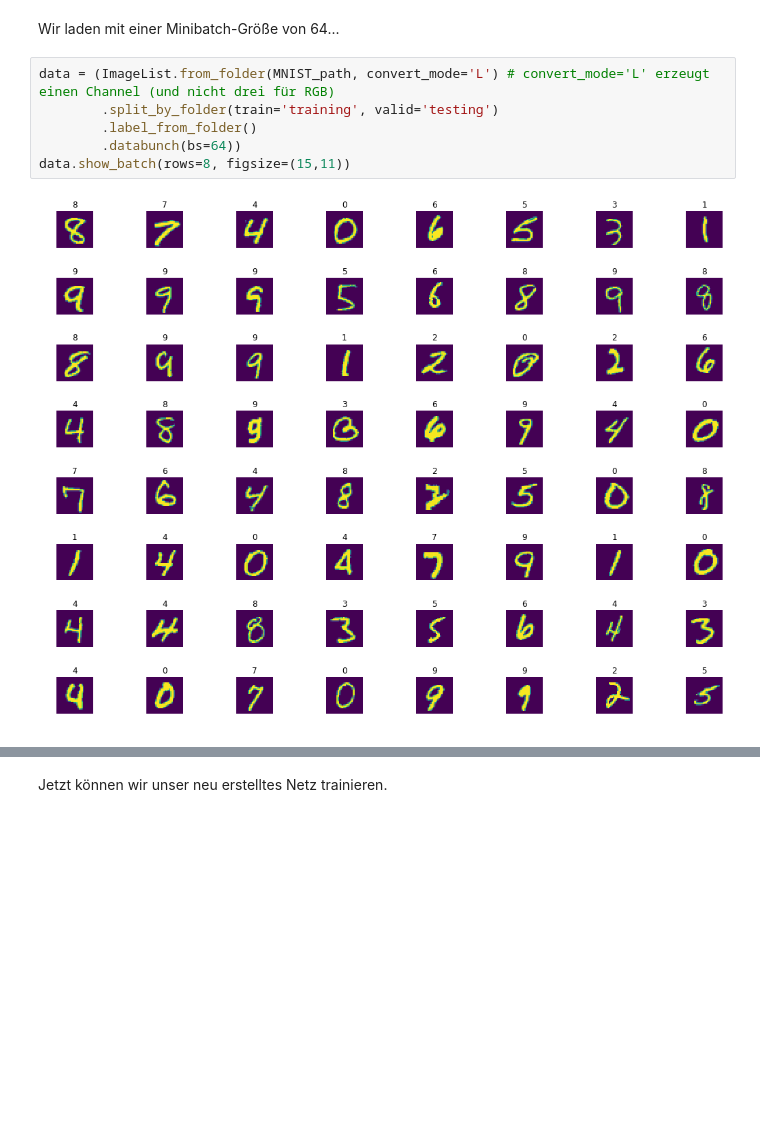
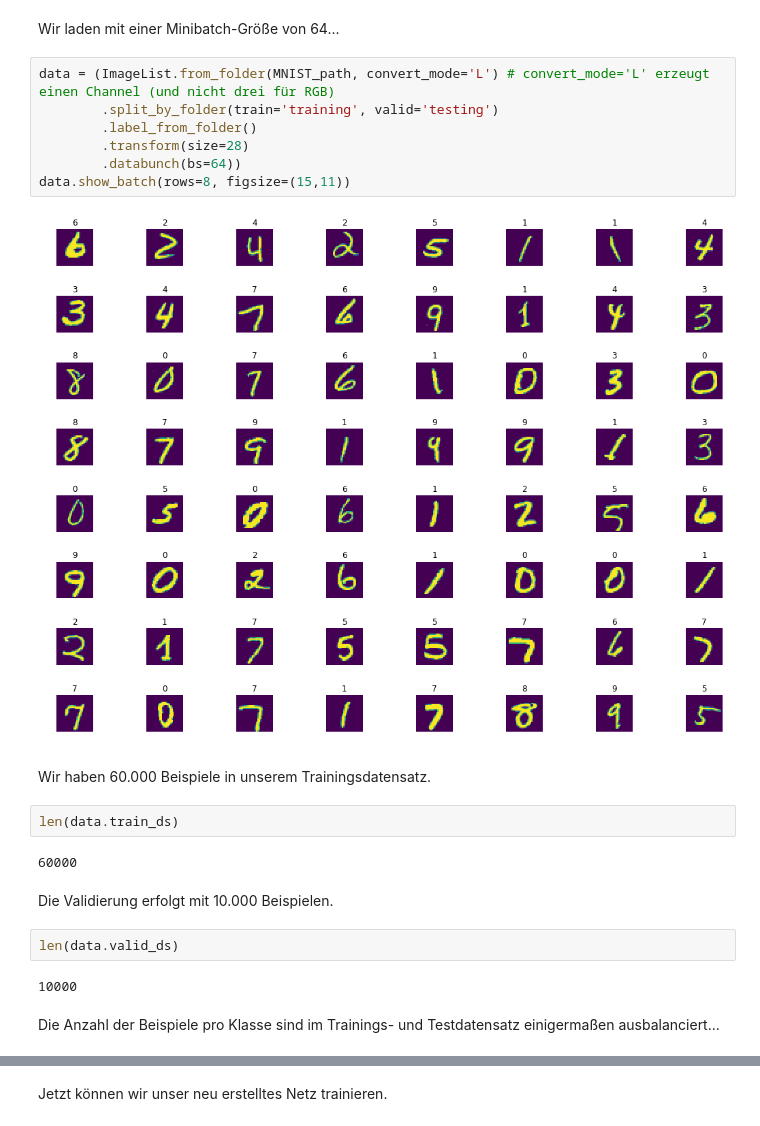
Before and after one commit to y-ph/exxwks-AI, a Jupyter notebook: 03-back-to-the-basics.ipynb, the cells around one changed output, grey strips where cells are left out. Saved outputs shown, nothing was run; the diff lists cells and outputs as text; blank space fills up the shorter version.

```diff
--- a/03-back-to-the-basics.ipynb
+++ b/03-back-to-the-basics.ipynb
@@ -40,8 +42,23 @@ Wir laden mit einer Minibatch-Größe von 64...
 # %%
 data = (ImageList.from_folder(MNIST_path, convert_mode='L') # convert_mode='L' erzeugt einen Channel (und nicht drei für RGB)
         .split_by_folder(train='training', valid='testing')
         .label_from_folder()
+        .transform(size=28)
         .databunch(bs=64))
 data.show_batch(rows=8, figsize=(15,11))
 # %% [output]
-[figure, old version]
+[figure, new version]
+# %% [markdown]
+Wir haben 60.000 Beispiele in unserem Trainingsdatensatz.
+# %%
+len(data.train_ds)
+# %% [output]
+60000
+# %% [markdown]
+Die Validierung erfolgt mit 10.000 Beispielen.
+# %%
+len(data.valid_ds)
+# %% [output]
+10000
+# %% [markdown]
+Die Anzahl der Beispiele pro Klasse sind im Trainings- und Testdatensatz einigermaßen ausbalanciert...
```
Also changed, not shown: parts of 14 cells of this notebook, 1 other file.
